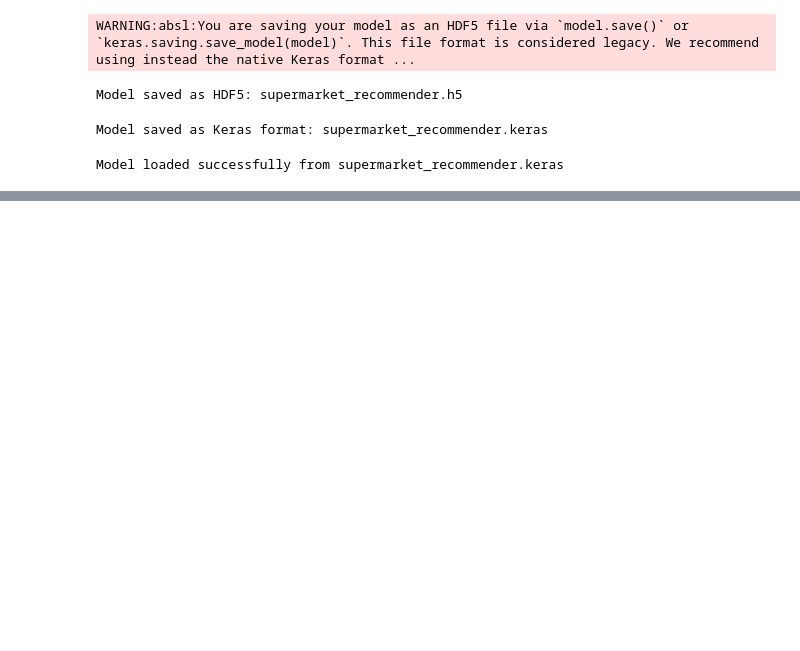
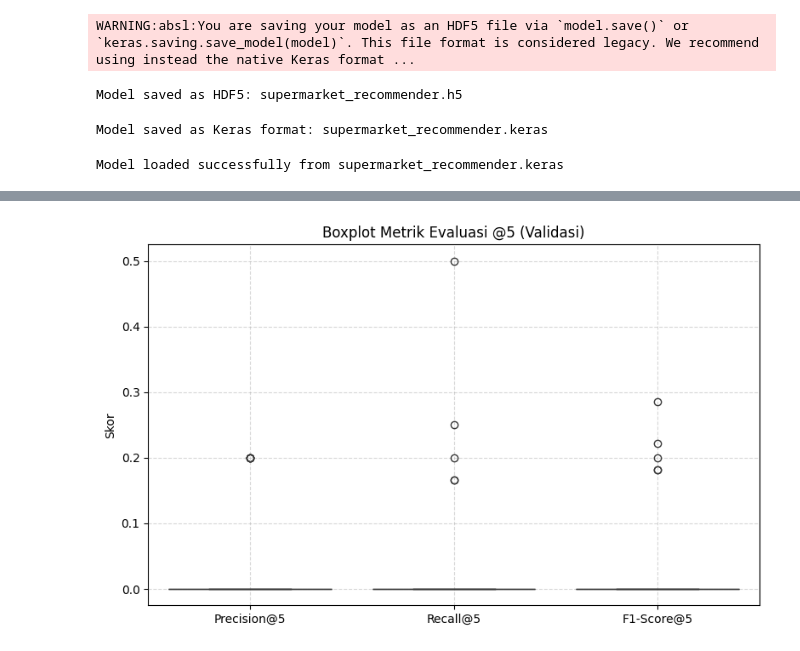
Before and after one commit to southampere28/ml-supermarket-recomender, a Jupyter notebook: Sistem_Rekomendasi_Produk_Supermarket.ipynb, the cells around one changed output, grey strips where cells are left out. Drawn from its saved outputs; the diff is of its cells as text; code cells hidden in the pictures; blank space fills up the shorter version.

```diff
--- a/Sistem_Rekomendasi_Produk_Supermarket.ipynb
+++ b/Sistem_Rekomendasi_Produk_Supermarket.ipynb
@@ -853,0 +973,13 @@ plt.show()
+# %%
+# Boxplot
+plt.figure(figsize=(8, 5))
+sns.boxplot(data=[precision_scores, recall_scores, f1_scores],
+            palette=['seagreen', 'royalblue', 'darkorange'])
+plt.xticks([0, 1, 2], ['Precision@5', 'Recall@5', 'F1-Score@5'])
+plt.title("Boxplot Metrik Evaluasi @5 (Validasi)")
+plt.ylabel("Skor")
+plt.grid(True, linestyle='--', alpha=0.5)
+plt.tight_layout()
+plt.show()
+# %% [output]
+[figure, added]
```
Also changed, not shown: parts of 57 cells of this notebook.
